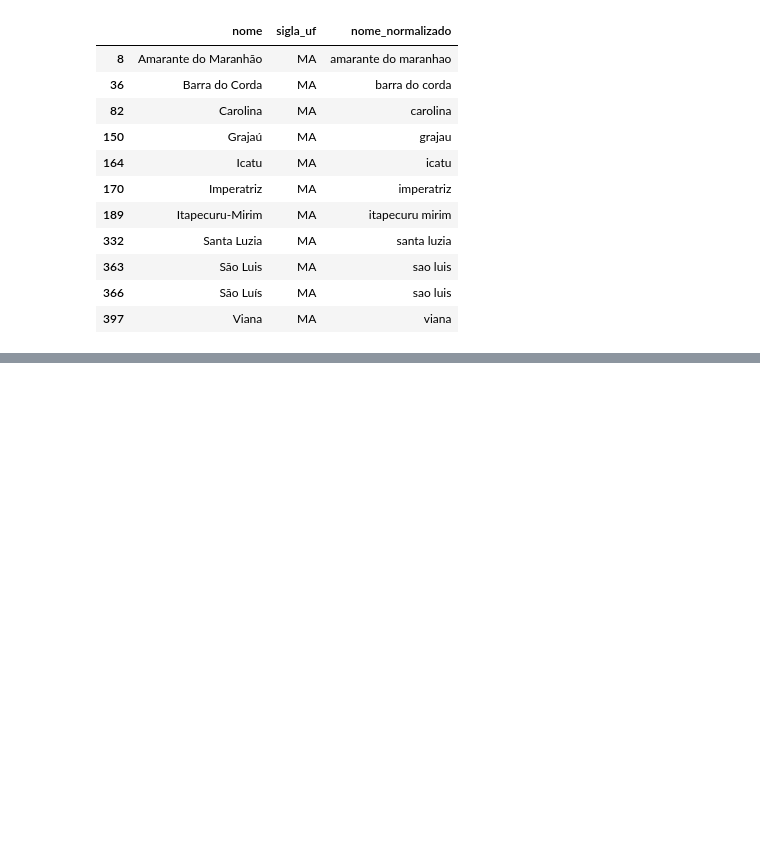
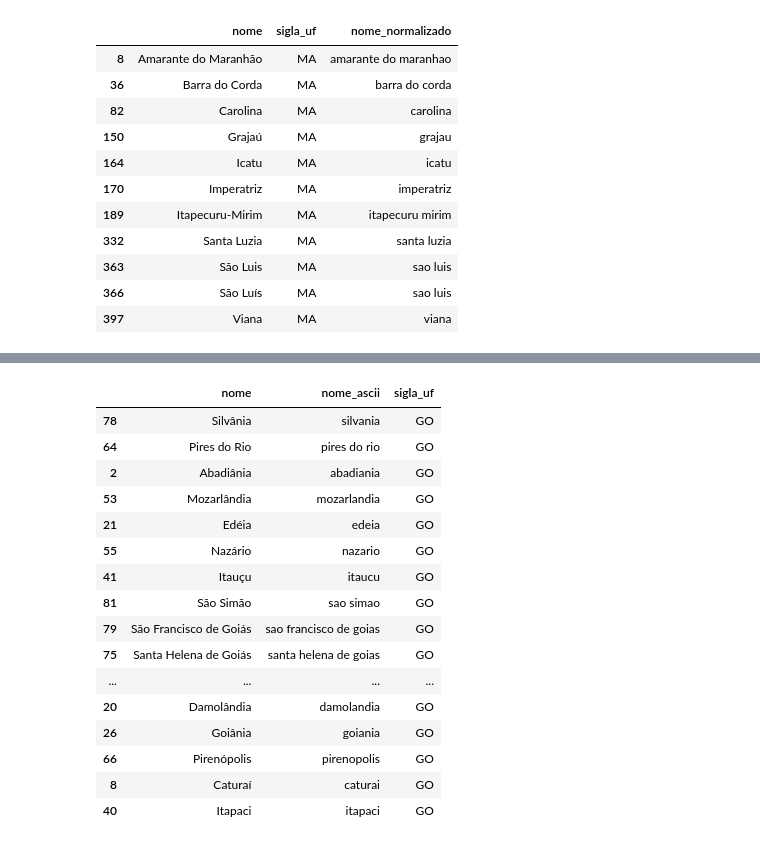
Before and after one commit to marcelsby/tcc-ifg-kg, a Jupyter notebook: notebooks/ifg_produz/Preprocessing UFs e Cidades.ipynb, the cells around one changed output, grey strips where cells are left out. Saved outputs shown, nothing was run; the diff lists cells and outputs as text; code cells hidden in the pictures; blank space fills up the shorter version.

```diff
--- a/notebooks/ifg_produz/Preprocessing UFs e Cidades.ipynb
+++ b/notebooks/ifg_produz/Preprocessing UFs e Cidades.ipynb
@@ -401,0 +1179,47 @@ cidades_ma_final
+# %%
+nome_cidades_go = [
+    'Anápolis', 'Aparecida de Goiânia', 'Abadiânia', 'Alexânia',
+    'Anicuns', 'Bela Vista de Goiás', 'Buriti Alegre', 'Catalão',
+    'Caturaí', 'Ceres', 'Cachoeira Alta', 'Caipônia',
+    'Calcilândia', 'Caldas Novas', 'Campos Belos', 'Carmo do Rio Verde',
+    'Caçu', 'Crixás', 'Cumari', 'Córrego do Ouro', 'Damolândia', 'Edéia',
+    'Formosa', 'Firminópolis', 'Formoso', 'Goiandira',
+    'Goiânia', 'Goiás', 'Goianésia', 'Goiatuba', 'Hidrolândia', 'Inhumas', 'Itapuranga',
+    'Itumbiara', 'Indiara', 'Ipameri', 'Iporá',
+    'Iporá', 'Itaberaí', 'Itaguari', 'Itapaci', 'Itauçu', 'Jaraguá',
+    'Jataí', 'Jandaia', 'Jesúpolis', 'Joviânia', 'Jussara', 'Luziânia', 'Morrinhos',
+    'Mineiros', 'Moiporá', 'Mossâmedes', 'Mozarlândia', 'Nova Aurora', 'Nazário', 'Nerópolis', 'Orizona',
+    'Posse', 'Palmeiras de Goiás', 'Palminópolis',
+    'Panamá', 'Paraúna', 'Petrolina de Goiás',
+    'Pires do Rio', 'Piracanjuba', 'Pirenópolis', 'Pires do Rio',
+    'Pontalina', 'Porangatu', 'Portelândia',
+    'Quirinópolis', 'Rio Verde', 'Rialma', 'Rubiataba',
+    'Santa Helena de Goiás', 'Santa Tereza de Goiás',
+    'São Luís de Montes Belos', 'Silvânia', 'São Francisco de Goiás',
+    'São Miguel do Araguaia', 'São Simão', 'Trindade', 'Uruaçu',
+    'Urutaí', 'Vianópolis'
+]
+
+nome_ascii_cidades_go = get_normalized_names(nome_cidades_go)
+
+cidades_go_final = generate_final_cidades_dataframe(nome_cidades_go, nome_ascii_cidades_go, 'GO')
+# %%
+cidades_go_final.sample(n=30)
+# %% [output]
+|  | nome | nome_ascii | sigla_uf |
+| 78 | Silvânia | silvania | GO |
+| 64 | Pires do Rio | pires do rio | GO |
+| 2 | Abadiânia | abadiania | GO |
+| 53 | Mozarlândia | mozarlandia | GO |
+| 21 | Edéia | edeia | GO |
+| 55 | Nazário | nazario | GO |
+| 41 | Itauçu | itaucu | GO |
+| 81 | São Simão | sao simao | GO |
+| 79 | São Francisco de Goiás | sao francisco de goias | GO |
+| 75 | Santa Helena de Goiás | santa helena de goias | GO |
+| ... | ... | ... | ... |
+| 20 | Damolândia | damolandia | GO |
+| 26 | Goiânia | goiania | GO |
+| 66 | Pirenópolis | pirenopolis | GO |
+| 8 | Caturaí | caturai | GO |
+| 40 | Itapaci | itapaci | GO |
```
Also changed, not shown: parts of 166 cells of this notebook.
